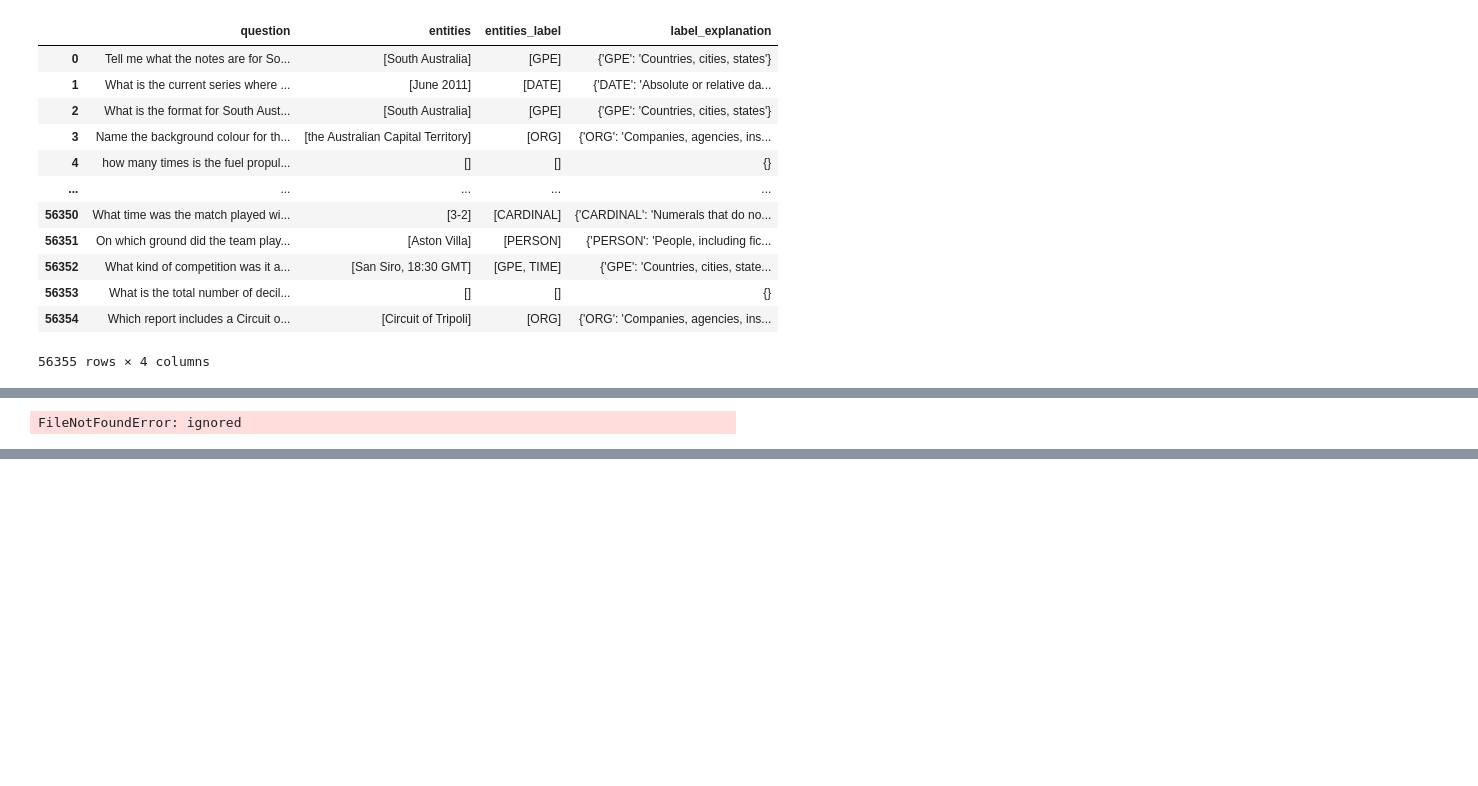
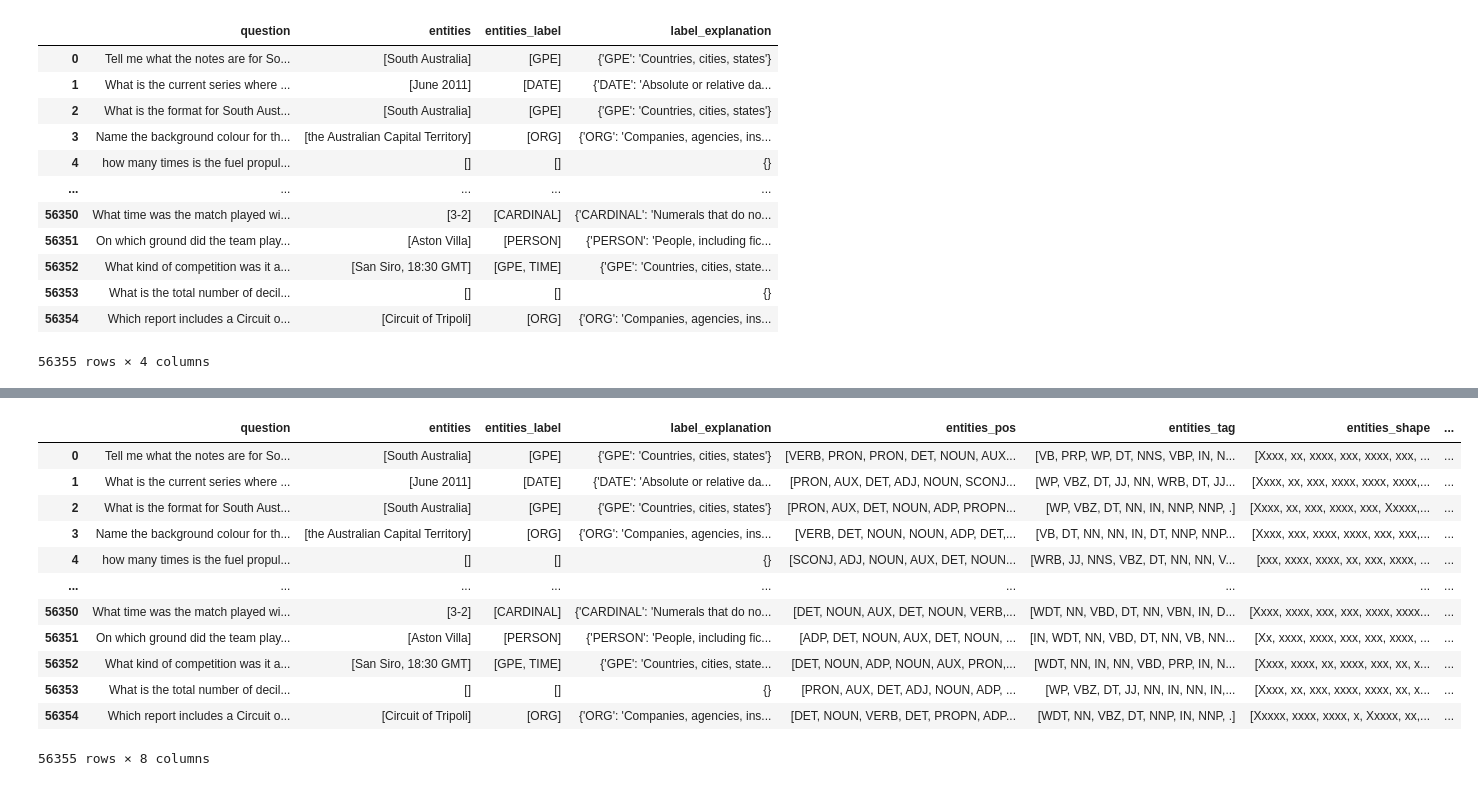
Before and after one commit to BU-Spark/ml-ffi-intelligent-query-builder, a Jupyter notebook: src/FFI_EDA.ipynb, the cells around one changed output, grey strips where cells are left out. Drawn from its saved outputs; the diff is of its cells as text; code cells hidden in the pictures; blank space fills up the shorter version.

```diff
--- a/src/FFI_EDA.ipynb
+++ b/src/FFI_EDA.ipynb
@@ -217,9 +165,9 @@ def part_of_speech(text:str):
 
 
 tqdm.pandas(desc='Extracting')
-extracted = question_df['question'].progress_apply(part_of_speech)
+extracted = question_df_2['question'].progress_apply(part_of_speech)
 # question_df['question'].transform(extract)
-question_df[['entities_pos','entities_tag','entities_shape','entities_dep']] = pd.DataFrame(extracted.tolist(), index= question_df.index)
+question_df_2[['entities_pos','entities_tag','entities_shape','entities_dep']] = pd.DataFrame(extracted.tolist(), index= question_df.index)
 # %%
 question_df.head
 # %% [output]
@@ -227,6 +191,5 @@ NameError: ignored
-# %%
-uploaded = files.upload()
-df = pd.read_csv('/content/wikisql_question_extracted_info.csv')
-uploaded
-# %% [output]
-FileNotFoundError: ignored
+# %%
+question_df_2.to_csv('/content/wikisql_question_extracted_partOfSpeech.csv', index=False)
+files.download('/content/wikisql_question_extracted_partOfSpeech.csv')
+question_df_2
+# %% [output]
@@ -233,2 +198,15 @@ FileNotFoundError: ignored
+|  | question | entities | entities_label | label_explanation | entities_pos | entities_tag | entities_shape | ... |
+| 0 | Tell me what the notes are for So... | [South Australia] | [GPE] | {'GPE': 'Countries, cities, states'} | [VERB, PRON, PRON, DET, NOUN, AUX... | [VB, PRP, WP, DT, NNS, VBP, IN, N... | [Xxxx, xx, xxxx, xxx, xxxx, xxx, ... | ... |
+| 1 | What is the current series where ... | [June 2011] | [DATE] | {'DATE': 'Absolute or relative da... | [PRON, AUX, DET, ADJ, NOUN, SCONJ... | [WP, VBZ, DT, JJ, NN, WRB, DT, JJ... | [Xxxx, xx, xxx, xxxx, xxxx, xxxx,... | ... |
+| 2 | What is the format for South Aust... | [South Australia] | [GPE] | {'GPE': 'Countries, cities, states'} | [PRON, AUX, DET, NOUN, ADP, PROPN... | [WP, VBZ, DT, NN, IN, NNP, NNP, .] | [Xxxx, xx, xxx, xxxx, xxx, Xxxxx,... | ... |
+| 3 | Name the background colour for th... | [the Australian Capital Territory] | [ORG] | {'ORG': 'Companies, agencies, ins... | [VERB, DET, NOUN, NOUN, ADP, DET,... | [VB, DT, NN, NN, IN, DT, NNP, NNP... | [Xxxx, xxx, xxxx, xxxx, xxx, xxx,... | ... |
+| 4 | how many times is the fuel propul... | [] | [] | {} | [SCONJ, ADJ, NOUN, AUX, DET, NOUN... | [WRB, JJ, NNS, VBZ, DT, NN, NN, V... | [xxx, xxxx, xxxx, xx, xxx, xxxx, ... | ... |
+| ... | ... | ... | ... | ... | ... | ... | ... | ... |
+| 56350 | What time was the match played wi... | [3-2] | [CARDINAL] | {'CARDINAL': 'Numerals that do no... | [DET, NOUN, AUX, DET, NOUN, VERB,... | [WDT, NN, VBD, DT, NN, VBN, IN, D... | [Xxxx, xxxx, xxx, xxx, xxxx, xxxx... | ... |
+| 56351 | On which ground did the team play... | [Aston Villa] | [PERSON] | {'PERSON': 'People, including fic... | [ADP, DET, NOUN, AUX, DET, NOUN, ... | [IN, WDT, NN, VBD, DT, NN, VB, NN... | [Xx, xxxx, xxxx, xxx, xxx, xxxx, ... | ... |
+| 56352 | What kind of competition was it a... | [San Siro, 18:30 GMT] | [GPE, TIME] | {'GPE': 'Countries, cities, state... | [DET, NOUN, ADP, NOUN, AUX, PRON,... | [WDT, NN, IN, NN, VBD, PRP, IN, N... | [Xxxx, xxxx, xx, xxxx, xxx, xx, x... | ... |
+| 56353 | What is the total number of decil... | [] | [] | {} | [PRON, AUX, DET, ADJ, NOUN, ADP, ... | [WP, VBZ, DT, JJ, NN, IN, NN, IN,... | [Xxxx, xx, xxx, xxxx, xxxx, xx, x... | ... |
+| 56354 | Which report includes a Circuit o... | [Circuit of Tripoli] | [ORG] | {'ORG': 'Companies, agencies, ins... | [DET, NOUN, VERB, DET, PROPN, ADP... | [WDT, NN, VBZ, DT, NNP, IN, NNP, .] | [Xxxxx, xxxx, xxxx, x, Xxxxx, xx,... | ... |
+56355 rows × 8 columns
 # %%
 # tests
```
Also changed, not shown: parts of 12 cells of this notebook.
